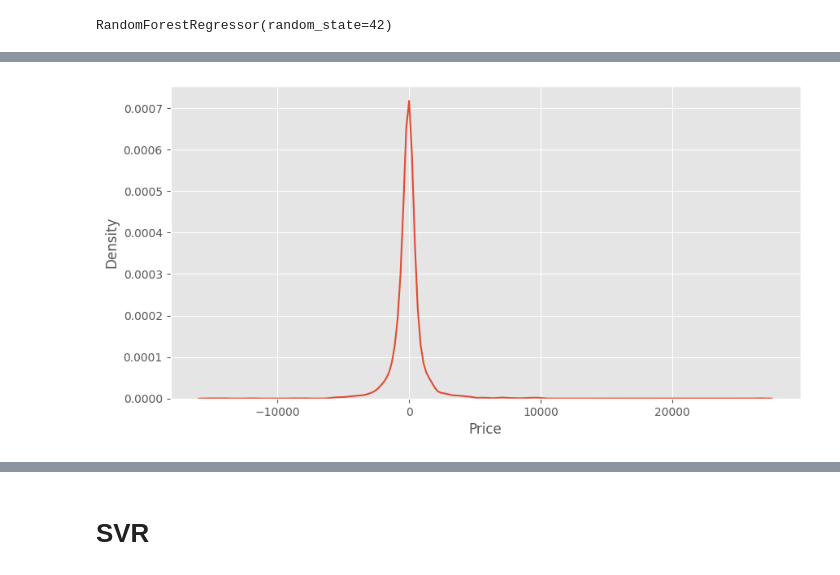
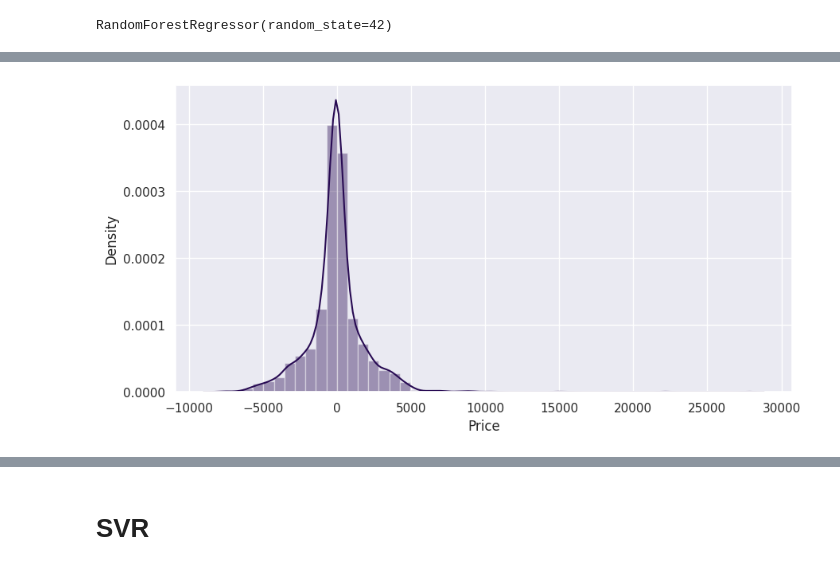
Before and after one commit to SamiUllah568/Flight-Fare-Prediction-, a Jupyter notebook: FlightFarePrediction.ipynb, the cells around one changed output, grey strips where cells are left out. Saved outputs shown, nothing was run; the diff lists cells and outputs as text; code cells hidden in the pictures.

```diff
--- a/FlightFarePrediction.ipynb
+++ b/FlightFarePrediction.ipynb
@@ -720,3 +1159,0 @@ These are over Selected Features
-# %%
-etr = ExtraTreesRegressor()
-etr.fit(x_train , y_train)
@@ -725,6 +1159,0 @@ ExtraTreesRegressor()
-# %%
-plt.style.use("ggplot")
-plt.figure(figsize=(10,5))
-feature_imp = pd.Series(etr.feature_importances_ , index=x.columns)
-feature_imp.nlargest(35).plot(kind="bar")
-plt.show()
@@ -755,10 +1196,10 @@ SMSE -->>  1765.0284099433502
 # %% [markdown]
 # **RandomForestRegressor**
 # %%
-rfr = RandomForestRegressor(random_state=42)
-rfr.fit(x_train,y_train)
+reg_rf = RandomForestRegressor(random_state=42)
+reg_rf.fit(x_train,y_train)
 # %% [output]
 RandomForestRegressor(random_state=42)
 # %%
-predrfr = rfr.predict(x_test)
+predrfr = reg_rf.predict(x_test)
 # %%
@@ -780,6 +1221,6 @@ rmse  1416.5829786130494
 # %%
 plt.figure(figsize=(10,5))
-sns.kdeplot(y_test-predrfr)
+sns.distplot(y_test-predrfr)
 plt.show()
 # %% [output]
-[figure, old version]
+[figure, new version]
```
Also changed, not shown: parts of 252 cells of this notebook.
